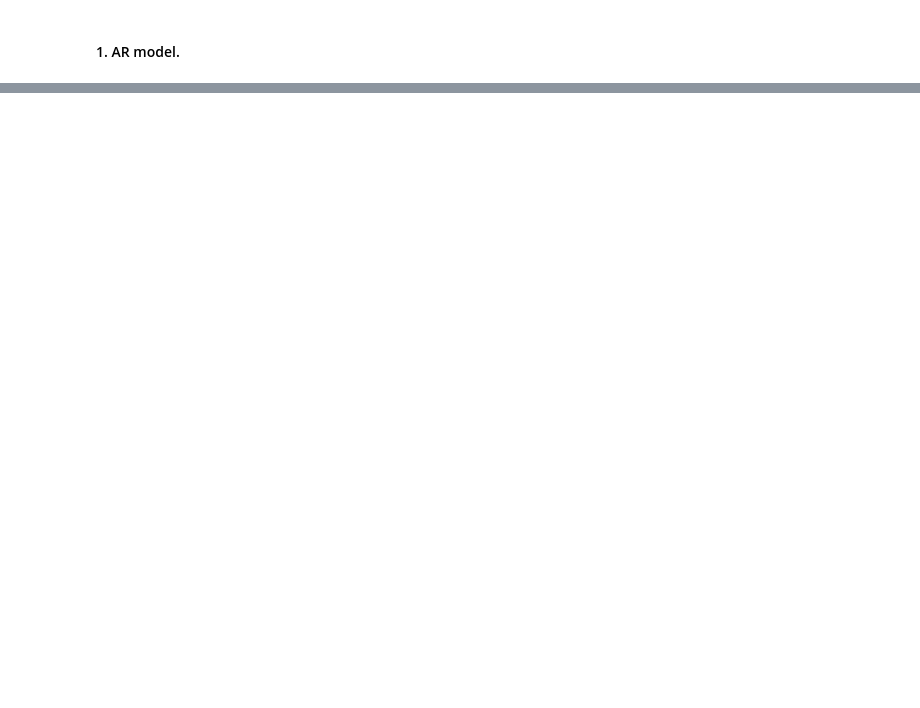
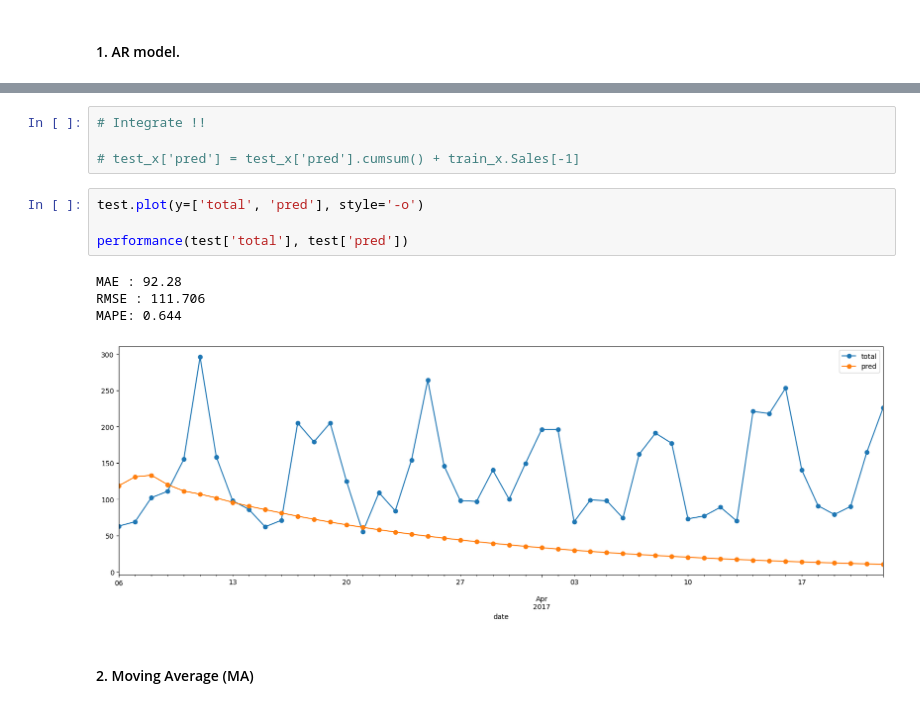
Before and after one commit to Raghav-Gupta24/Customer-Footfall-Forecasting, a Jupyter notebook: Time_Series_Forecasting.ipynb, the cells around one changed output, grey strips where cells are left out. Cells and saved outputs as stored; diff of their text form; blank space fills up the shorter version.

```diff
--- a/Time_Series_Forecasting.ipynb
+++ b/Time_Series_Forecasting.ipynb
@@ -587,0 +614,15 @@ Sequence is stationary
+# %%
+# Integrate !!
+
+# test_x['pred'] = test_x['pred'].cumsum() + train_x.Sales[-1]
+# %%
+test.plot(y=['total', 'pred'], style='-o')
+
+performance(test['total'], test['pred'])
+# %% [output]
+MAE : 92.28
+RMSE : 111.706
+MAPE: 0.644
+[figure, added]
+# %% [markdown]
+#### 2. Moving Average (MA)
```
Also changed, not shown: parts of 26 cells of this notebook.
